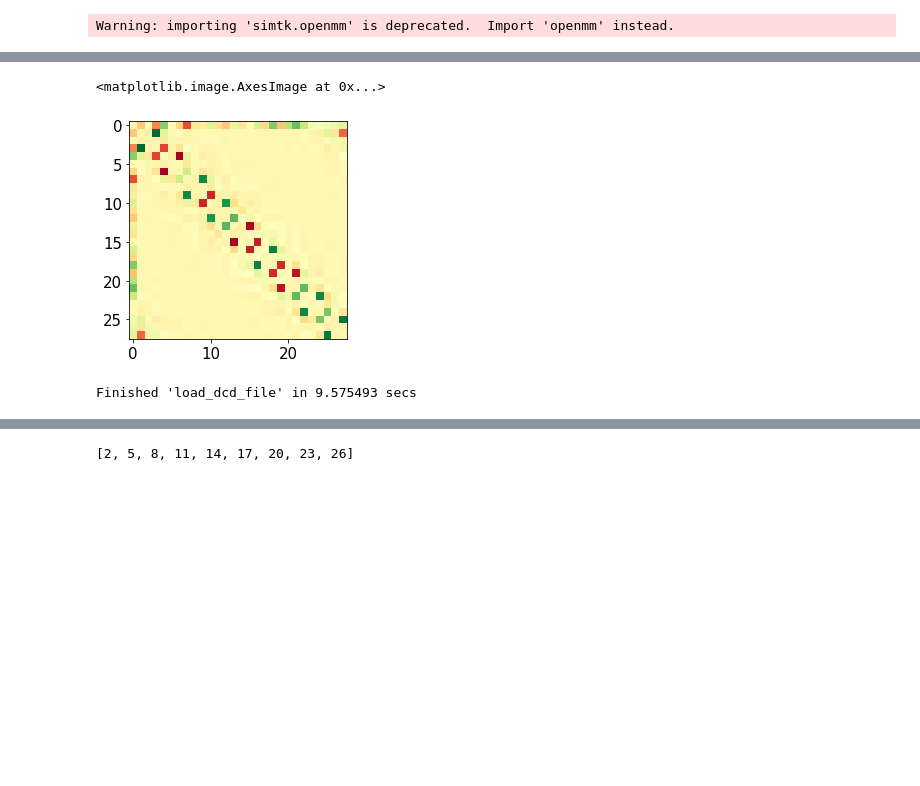
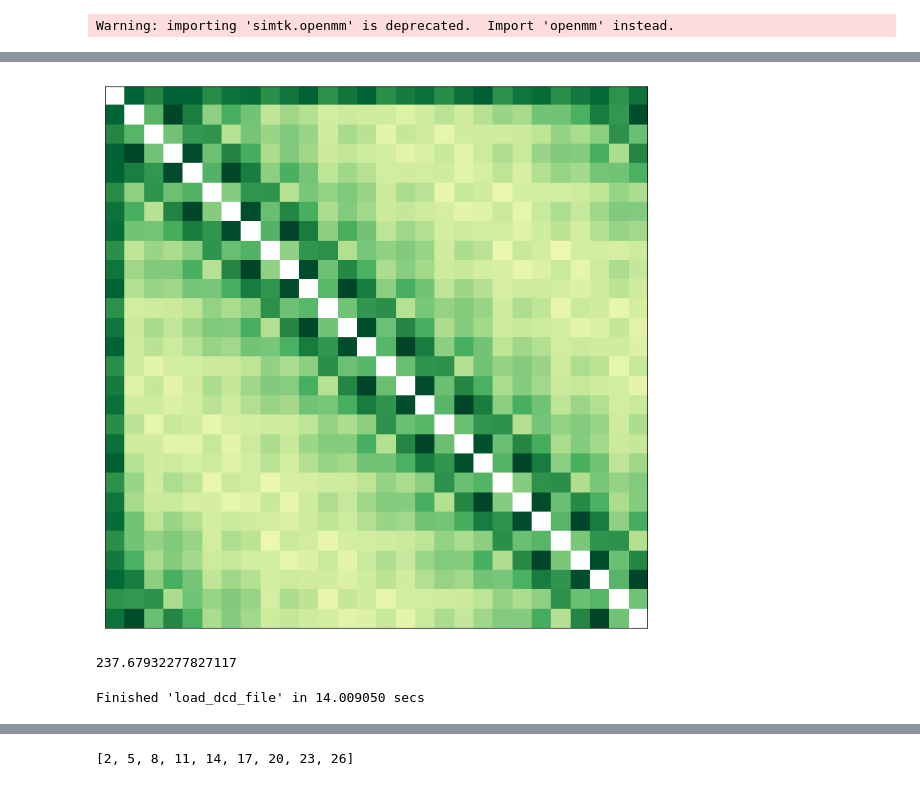
Before and after one commit to Oliver-Feighan/SpectralDensity, a Jupyter notebook: notebooks/Density.ipynb, the cells around one changed output, grey strips where cells are left out. Saved outputs shown, nothing was run; the diff lists cells and outputs as text; code cells hidden in the pictures; blank space fills up the shorter version.

```diff
--- a/notebooks/Density.ipynb
+++ b/notebooks/Density.ipynb
@@ -17,23 +20,5 @@ import chl_xtb
 # %% [output]
 Warning: importing 'simtk.openmm' is deprecated.  Import 'openmm' instead.
 # %%
-run = "10ps_2fs"
-fr = 10
-
-hamils = partition_energy.read_splits("hamiltonians", (1000, 28, 28), run)
-distances = partition_energy.read_splits("distances", (1000, 27, 27), run)
-eigvec = partition_energy.read_splits("eigenvectors", (1000, 28, 28), run)
-
-eigvec = np.transpose(eigvec, (0, 2, 1))
-
-density = np.square(eigvec)
-
-eigval = partition_energy.read_splits("states_energies", (1000, 28), run)
-
-for d, H, vec, val in zip(distances, hamils, eigvec, eigval):
-    assert(np.max(val - reconstruct_val(vec, H)) < 1e-10)
-    assert(check_symmetric(H))
-
-    assert(check_symmetric(d))
-
-site_e = partition_energy.read_splits("transition_energies", (1000, 27), run)
+run = "300ps_2fs"
+LHII_data = read_files.all_LHII_data(run, 3000, True)
@@ -213,16 +170,30 @@ NameError: name 'hamils' is not defined
 # %%
-temp = hamils[3]
+from matplotlib.colors import LogNorm
 
-np.fill_diagonal(temp, 0)
+coupling = np.sum(np.abs(LHII_data["hamils"]), axis=0)
 
-plt.imshow(temp, cmap='RdYlGn')
+np.fill_diagonal(coupling, 0)
+
+fig, ax = plt.subplots()
+
+ax.matshow(coupling, cmap='YlGn', norm=LogNorm(vmin=0.1, vmax=250))
+
+fig.set_size_inches(12,12)
+
+ax.set_xticks([]);
+ax.set_yticks([]);
+
+plt.savefig("../images/coupling_matrix,png")
 # %% [output]
-<matplotlib.image.AxesImage at 0x...>
-[figure, old version]
+[figure, new version]
+# %%
+coupling[1, 3]
+# %% [output]
+237.67932277827117
 # %%
-mg_xyz = load_mg_xyz()
+mg_xyz = read_files.load_mg_xyz()
 # %% [output]
-Finished 'load_dcd_file' in 9.575493 secs
+Finished 'load_dcd_file' in 14.009050 secs
 # %%
 fig, ax = plt.subplots(1, 4, figsize=(24, 6))
 
```
Also changed, not shown: parts of 14 cells of this notebook, 16 other files.
